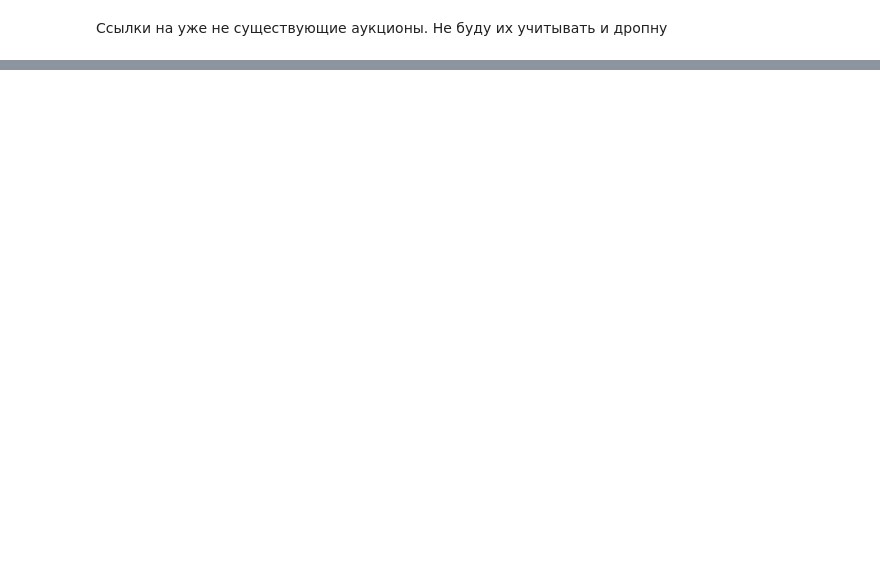
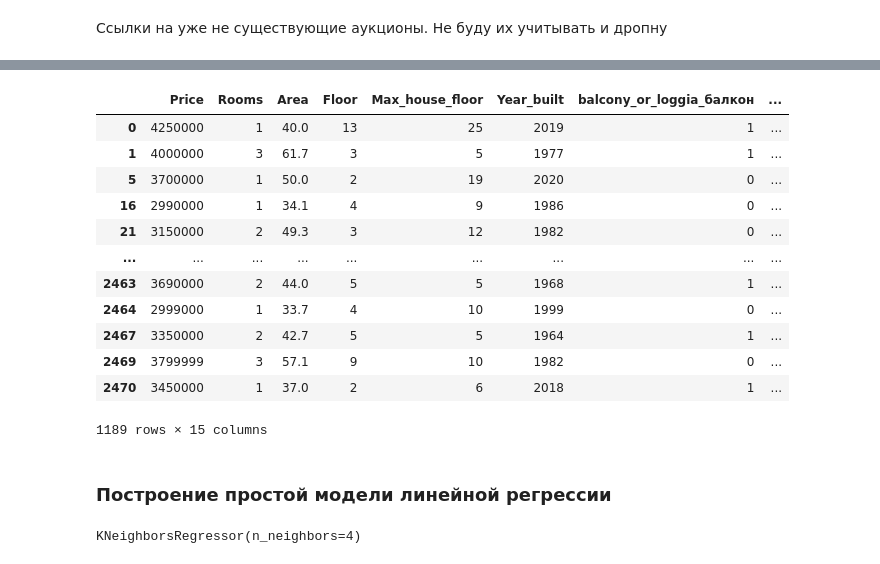
Before and after one commit to gulyaevAA/avito, a Jupyter notebook: FE and ML.ipynb, the cells around one changed output, grey strips where cells are left out. Drawn from its saved outputs; the diff is of its cells as text; code cells hidden in the pictures; blank space fills up the shorter version.

```diff
--- a/FE and ML.ipynb
+++ b/FE and ML.ipynb
@@ -13,3 +19,5 @@ df.head()
+# %%
+df = df.rename(columns={'balcony\loggia': 'balcony_or_loggia', 'Year built': 'Year_built'})
 # %% [markdown]
 ### Приведение признаков к соответствующему типу данных
 # %%
@@ -52,0 +164,5 @@ df
+# %%
+df_all_features = df.dropna()
+df_all_features = df_all_features.drop(columns='Link')
+df_all_features= df_all_features.astype({'Year_built': 'int64'})
+df_all_features.head()
@@ -52,0 +176,2 @@ df
+# %%
+df_all_features = pd.get_dummies(df_all_features)
@@ -52,0 +186,24 @@ df
+# %%
+df_all_features['low-floor'] = np.where(df_all_features['Max_house_floor'] < 4, 1, 0)
+df_all_features['middle-floor'] = np.where((df_all_features['Max_house_floor'] > 3) & (df_all_features['Max_house_floor'] < 6), 1, 0)
+df_all_features['higher_middle-floor'] = np.where((df_all_features['Max_house_floor'] > 6) & (df_all_features['Max_house_floor'] < 11), 1, 0)
+df_all_features['multi-floor'] = np.where((df_all_features['Max_house_floor'] > 11) & (df_all_features['Max_house_floor'] < 25), 1, 0)
+df_all_features['higher_multi-floor'] = np.where(df_all_features['Max_house_floor'] > 25, 1, 0)
+# %%
+df_all_features
+# %% [output]
+|  | Price | Rooms | Area | Floor | Max_house_floor | Year_built | balcony_or_loggia_балкон | ... |
+| 0 | 4250000 | 1 | 40.0 | 13 | 25 | 2019 | 1 | ... |
+| 1 | 4000000 | 3 | 61.7 | 3 | 5 | 1977 | 1 | ... |
+| 5 | 3700000 | 1 | 50.0 | 2 | 19 | 2020 | 0 | ... |
+| 16 | 2990000 | 1 | 34.1 | 4 | 9 | 1986 | 0 | ... |
+| 21 | 3150000 | 2 | 49.3 | 3 | 12 | 1982 | 0 | ... |
+| ... | ... | ... | ... | ... | ... | ... | ... | ... |
+| 2463 | 3690000 | 2 | 44.0 | 5 | 5 | 1968 | 1 | ... |
+| 2464 | 2999000 | 1 | 33.7 | 4 | 10 | 1999 | 0 | ... |
+| 2467 | 3350000 | 2 | 42.7 | 5 | 5 | 1964 | 1 | ... |
+| 2469 | 3799999 | 3 | 57.1 | 9 | 10 | 1982 | 0 | ... |
+| 2470 | 3450000 | 1 | 37.0 | 2 | 6 | 2018 | 1 | ... |
+1189 rows × 15 columns
+# %% [markdown]
+### Построение простой модели линейной регрессии
@@ -52,0 +222,5 @@ df
+# %%
+grid = KNeighborsRegressor(n_neighbors=4)
+grid.fit(X_train, y_train)
+# %% [output]
+KNeighborsRegressor(n_neighbors=4)
```
Also changed, not shown: parts of 22 cells of this notebook.
